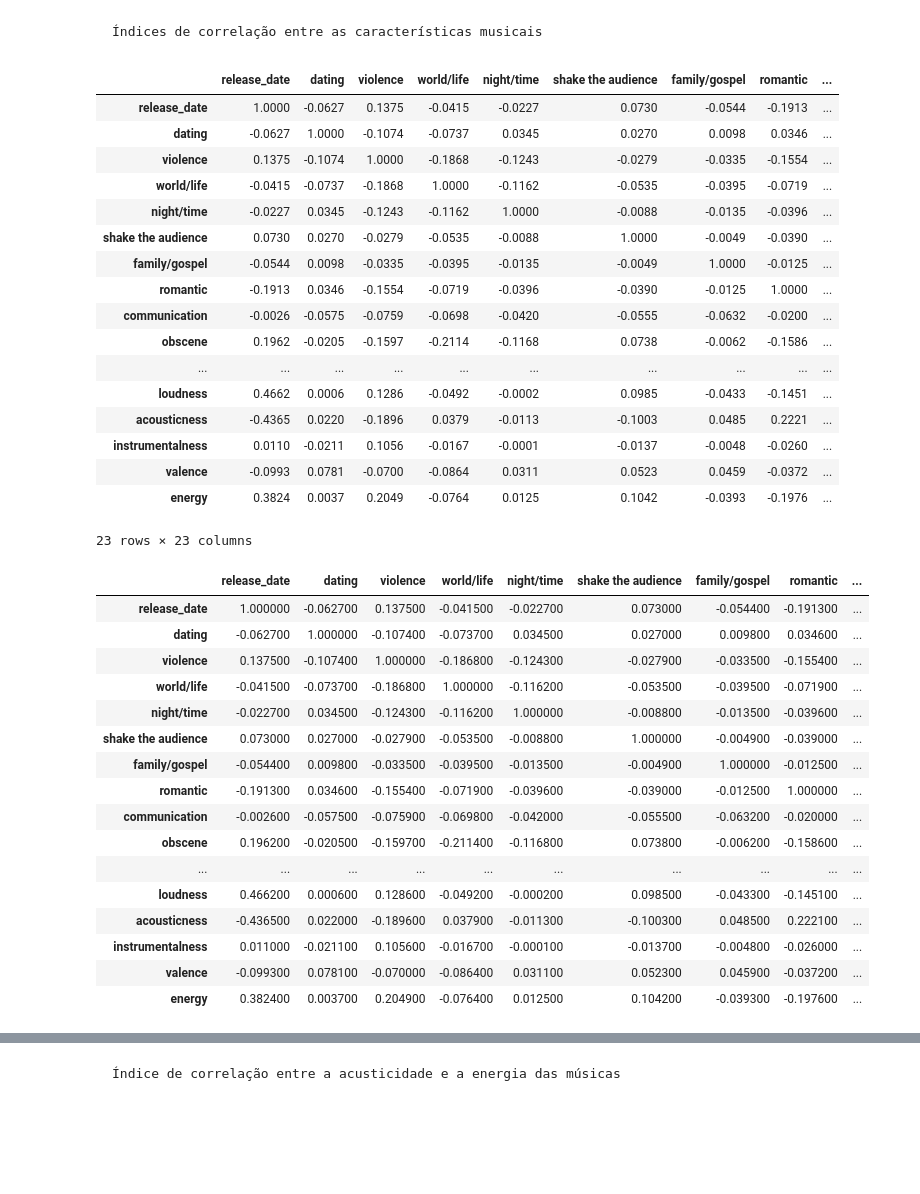
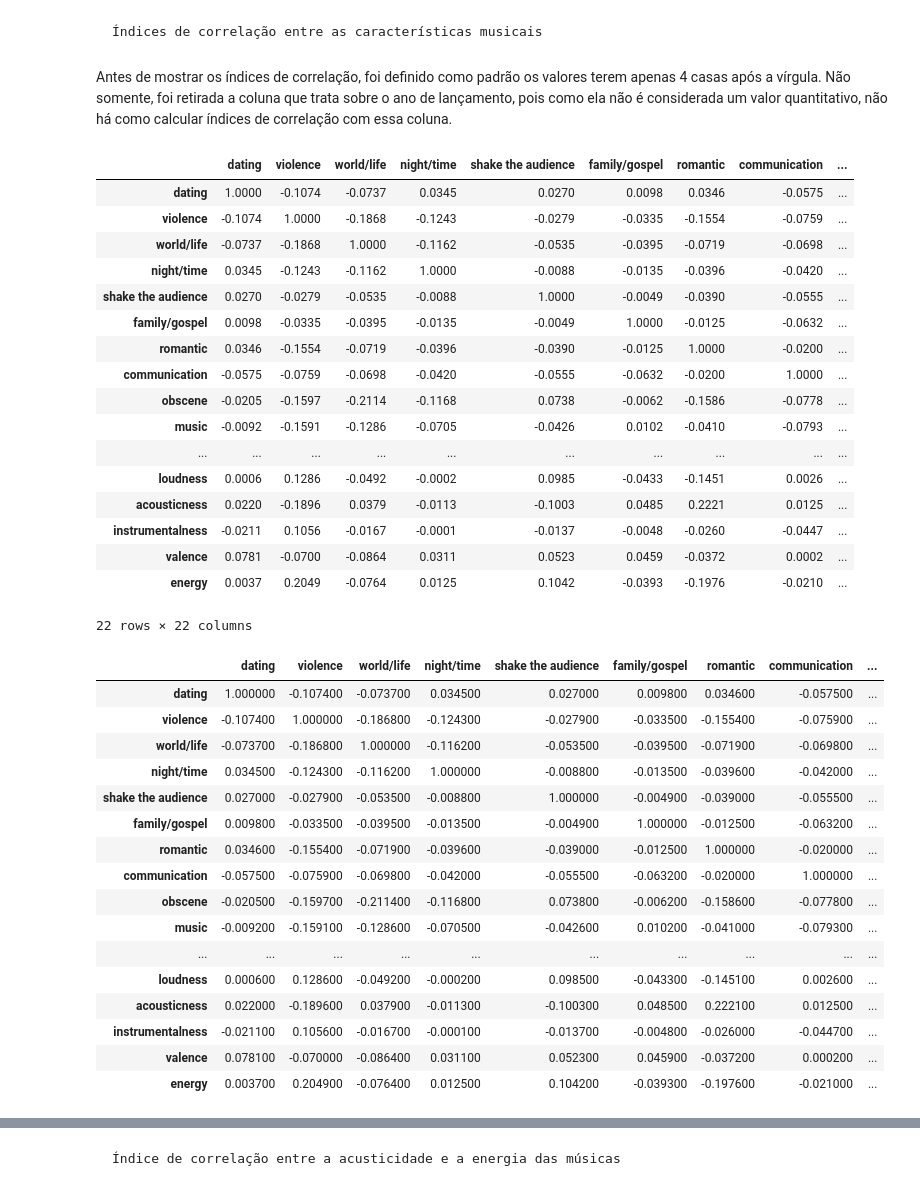
Before and after one commit to viniciusolzon/Music_Analysis, a Jupyter notebook: notebooks/dados_1950_2019.ipynb, the cells around one changed output, grey strips where cells are left out. Cells and saved outputs as stored; diff of their text form; code cells hidden in the pictures; blank space fills up the shorter version.

```diff
--- a/notebooks/dados_1950_2019.ipynb
+++ b/notebooks/dados_1950_2019.ipynb
@@ -10,3 +10,3 @@ import matplotlib.pyplot as plt
 # %%
-data = pd.read_csv(r"/home/vinicius_olzon/Documents/Projeto-Final-ICD/1950-2019.csv")
+data = pd.read_csv(r"/home/vinicius_olzon/Documents/Programacao/Projeto-Final-ICD/1950-2019.csv")
 df = pd.DataFrame(data)
@@ -81,48 +87,52 @@ sns.boxplot(data = df, x = 'genre', y = 'violence', whis = 2, width  = 0.7)
 [figure]
 # %% [markdown]
     Índices de correlação entre as características musicais
+# %% [markdown]
+Antes de mostrar os índices de correlação, foi definido como padrão os valores terem apenas 4 casas após a vírgula.
+Não somente, foi retirada a coluna que trata sobre o ano de lançamento, pois como ela não é considerada um valor quantitativo, não há como calcular índices de correlação com essa coluna.
 # %%
+del df["release_date"]
 corr = df.corr().round(decimals = 4)
 corr
 # %% [output]
-|  | release_date | dating | violence | world/life | night/time | shake the audience | family/gospel | romantic | ... |
-| release_date | 1.0000 | -0.0627 | 0.1375 | -0.0415 | -0.0227 | 0.0730 | -0.0544 | -0.1913 | ... |
-| dating | -0.0627 | 1.0000 | -0.1074 | -0.0737 | 0.0345 | 0.0270 | 0.0098 | 0.0346 | ... |
-| violence | 0.1375 | -0.1074 | 1.0000 | -0.1868 | -0.1243 | -0.0279 | -0.0335 | -0.1554 | ... |
-| world/life | -0.0415 | -0.0737 | -0.1868 | 1.0000 | -0.1162 | -0.0535 | -0.0395 | -0.0719 | ... |
-| night/time | -0.0227 | 0.0345 | -0.1243 | -0.1162 | 1.0000 | -0.0088 | -0.0135 | -0.0396 | ... |
-| shake the audience | 0.0730 | 0.0270 | -0.0279 | -0.0535 | -0.0088 | 1.0000 | -0.0049 | -0.0390 | ... |
-| family/gospel | -0.0544 | 0.0098 | -0.0335 | -0.0395 | -0.0135 | -0.0049 | 1.0000 | -0.0125 | ... |
-| romantic | -0.1913 | 0.0346 | -0.1554 | -0.0719 | -0.0396 | -0.0390 | -0.0125 | 1.0000 | ... |
-| communication | -0.0026 | -0.0575 | -0.0759 | -0.0698 | -0.0420 | -0.0555 | -0.0632 | -0.0200 | ... |
-| obscene | 0.1962 | -0.0205 | -0.1597 | -0.2114 | -0.1168 | 0.0738 | -0.0062 | -0.1586 | ... |
+|  | dating | violence | world/life | night/time | shake the audience | family/gospel | romantic | communication | ... |
+| dating | 1.0000 | -0.1074 | -0.0737 | 0.0345 | 0.0270 | 0.0098 | 0.0346 | -0.0575 | ... |
+| violence | -0.1074 | 1.0000 | -0.1868 | -0.1243 | -0.0279 | -0.0335 | -0.1554 | -0.0759 | ... |
+| world/life | -0.0737 | -0.1868 | 1.0000 | -0.1162 | -0.0535 | -0.0395 | -0.0719 | -0.0698 | ... |
+| night/time | 0.0345 | -0.1243 | -0.1162 | 1.0000 | -0.0088 | -0.0135 | -0.0396 | -0.0420 | ... |
+| shake the audience | 0.0270 | -0.0279 | -0.0535 | -0.0088 | 1.0000 | -0.0049 | -0.0390 | -0.0555 | ... |
+| family/gospel | 0.0098 | -0.0335 | -0.0395 | -0.0135 | -0.0049 | 1.0000 | -0.0125 | -0.0632 | ... |
+| romantic | 0.0346 | -0.1554 | -0.0719 | -0.0396 | -0.0390 | -0.0125 | 1.0000 | -0.0200 | ... |
+| communication | -0.0575 | -0.0759 | -0.0698 | -0.0420 | -0.0555 | -0.0632 | -0.0200 | 1.0000 | ... |
+| obscene | -0.0205 | -0.1597 | -0.2114 | -0.1168 | 0.0738 | -0.0062 | -0.1586 | -0.0778 | ... |
+| music | -0.0092 | -0.1591 | -0.1286 | -0.0705 | -0.0426 | 0.0102 | -0.0410 | -0.0793 | ... |
 | ... | ... | ... | ... | ... | ... | ... | ... | ... | ... |
-| loudness | 0.4662 | 0.0006 | 0.1286 | -0.0492 | -0.0002 | 0.0985 | -0.0433 | -0.1451 | ... |
-| acousticness | -0.4365 | 0.0220 | -0.1896 | 0.0379 | -0.0113 | -0.1003 | 0.0485 | 0.2221 | ... |
-| instrumentalness | 0.0110 | -0.0211 | 0.1056 | -0.0167 | -0.0001 | -0.0137 | -0.0048 | -0.0260 | ... |
-| valence | -0.0993 | 0.0781 | -0.0700 | -0.0864 | 0.0311 | 0.0523 | 0.0459 | -0.0372 | ... |
-| energy | 0.3824 | 0.0037 | 0.2049 | -0.0764 | 0.0125 | 0.1042 | -0.0393 | -0.1976 | ... |
+| loudness | 0.0006 | 0.1286 | -0.0492 | -0.0002 | 0.0985 | -0.0433 | -0.1451 | 0.0026 | ... |
+| acousticness | 0.0220 | -0.1896 | 0.0379 | -0.0113 | -0.1003 | 0.0485 | 0.2221 | 0.0125 | ... |
+| instrumentalness | -0.0211 | 0.1056 | -0.0167 | -0.0001 | -0.0137 | -0.0048 | -0.0260 | -0.0447 | ... |
+| valence | 0.0781 | -0.0700 | -0.0864 | 0.0311 | 0.0523 | 0.0459 | -0.0372 | 0.0002 | ... |
+| energy | 0.0037 | 0.2049 | -0.0764 | 0.0125 | 0.1042 | -0.0393 | -0.1976 | -0.0210 | ... |
-23 rows × 23 columns
+22 rows × 22 columns
 # %%
 corr.style.background_gradient(cmap='coolwarm')
 # %% [output]
-|  | release_date | dating | violence | world/life | night/time | shake the audience | family/gospel | romantic | ... |
-| release_date | 1.000000 | -0.062700 | 0.137500 | -0.041500 | -0.022700 | 0.073000 | -0.054400 | -0.191300 | ... |
-| dating | -0.062700 | 1.000000 | -0.107400 | -0.073700 | 0.034500 | 0.027000 | 0.009800 | 0.034600 | ... |
-| violence | 0.137500 | -0.107400 | 1.000000 | -0.186800 | -0.124300 | -0.027900 | -0.033500 | -0.155400 | ... |
-| world/life | -0.041500 | -0.073700 | -0.186800 | 1.000000 | -0.116200 | -0.053500 | -0.039500 | -0.071900 | ... |
-| night/time | -0.022700 | 0.034500 | -0.124300 | -0.116200 | 1.000000 | -0.008800 | -0.013500 | -0.039600 | ... |
-| shake the audience | 0.073000 | 0.027000 | -0.027900 | -0.053500 | -0.008800 | 1.000000 | -0.004900 | -0.039000 | ... |
-| family/gospel | -0.054400 | 0.009800 | -0.033500 | -0.039500 | -0.013500 | -0.004900 | 1.000000 | -0.012500 | ... |
-| romantic | -0.191300 | 0.034600 | -0.155400 | -0.071900 | -0.039600 | -0.039000 | -0.012500 | 1.000000 | ... |
-| communication | -0.002600 | -0.057500 | -0.075900 | -0.069800 | -0.042000 | -0.055500 | -0.063200 | -0.020000 | ... |
-| obscene | 0.196200 | -0.020500 | -0.159700 | -0.211400 | -0.116800 | 0.073800 | -0.006200 | -0.158600 | ... |
+|  | dating | violence | world/life | night/time | shake the audience | family/gospel | romantic | communication | ... |
+| dating | 1.000000 | -0.107400 | -0.073700 | 0.034500 | 0.027000 | 0.009800 | 0.034600 | -0.057500 | ... |
+| violence | -0.107400 | 1.000000 | -0.186800 | -0.124300 | -0.027900 | -0.033500 | -0.155400 | -0.075900 | ... |
+| world/life | -0.073700 | -0.186800 | 1.000000 | -0.116200 | -0.053500 | -0.039500 | -0.071900 | -0.069800 | ... |
+| night/time | 0.034500 | -0.124300 | -0.116200 | 1.000000 | -0.008800 | -0.013500 | -0.039600 | -0.042000 | ... |
+| shake the audience | 0.027000 | -0.027900 | -0.053500 | -0.008800 | 1.000000 | -0.004900 | -0.039000 | -0.055500 | ... |
+| family/gospel | 0.009800 | -0.033500 | -0.039500 | -0.013500 | -0.004900 | 1.000000 | -0.012500 | -0.063200 | ... |
+| romantic | 0.034600 | -0.155400 | -0.071900 | -0.039600 | -0.039000 | -0.012500 | 1.000000 | -0.020000 | ... |
+| communication | -0.057500 | -0.075900 | -0.069800 | -0.042000 | -0.055500 | -0.063200 | -0.020000 | 1.000000 | ... |
+| obscene | -0.020500 | -0.159700 | -0.211400 | -0.116800 | 0.073800 | -0.006200 | -0.158600 | -0.077800 | ... |
+| music | -0.009200 | -0.159100 | -0.128600 | -0.070500 | -0.042600 | 0.010200 | -0.041000 | -0.079300 | ... |
 | ... | ... | ... | ... | ... | ... | ... | ... | ... | ... |
-| loudness | 0.466200 | 0.000600 | 0.128600 | -0.049200 | -0.000200 | 0.098500 | -0.043300 | -0.145100 | ... |
-| acousticness | -0.436500 | 0.022000 | -0.189600 | 0.037900 | -0.011300 | -0.100300 | 0.048500 | 0.222100 | ... |
-| instrumentalness | 0.011000 | -0.021100 | 0.105600 | -0.016700 | -0.000100 | -0.013700 | -0.004800 | -0.026000 | ... |
-| valence | -0.099300 | 0.078100 | -0.070000 | -0.086400 | 0.031100 | 0.052300 | 0.045900 | -0.037200 | ... |
-| energy | 0.382400 | 0.003700 | 0.204900 | -0.076400 | 0.012500 | 0.104200 | -0.039300 | -0.197600 | ... |
+| loudness | 0.000600 | 0.128600 | -0.049200 | -0.000200 | 0.098500 | -0.043300 | -0.145100 | 0.002600 | ... |
+| acousticness | 0.022000 | -0.189600 | 0.037900 | -0.011300 | -0.100300 | 0.048500 | 0.222100 | 0.012500 | ... |
+| instrumentalness | -0.021100 | 0.105600 | -0.016700 | -0.000100 | -0.013700 | -0.004800 | -0.026000 | -0.044700 | ... |
+| valence | 0.078100 | -0.070000 | -0.086400 | 0.031100 | 0.052300 | 0.045900 | -0.037200 | 0.000200 | ... |
+| energy | 0.003700 | 0.204900 | -0.076400 | 0.012500 | 0.104200 | -0.039300 | -0.197600 | -0.021000 | ... |
 # %%
 corr.style.background_gradient(cmap='coolwarm').set_properties(**{'font-size': '0pt'})
 # %% [output]
```
Also changed, not shown: parts of 10 cells of this notebook, 3 other files.
